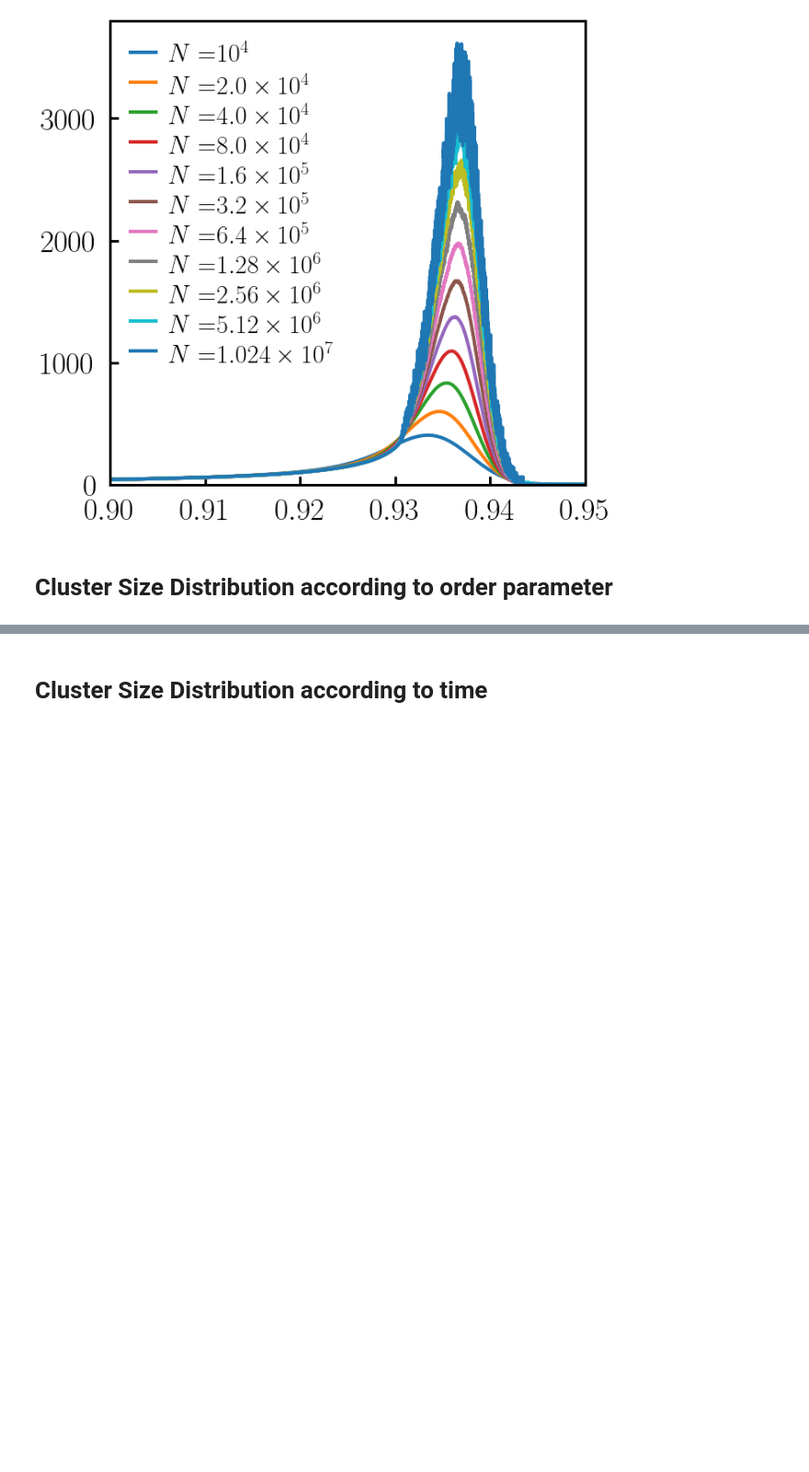
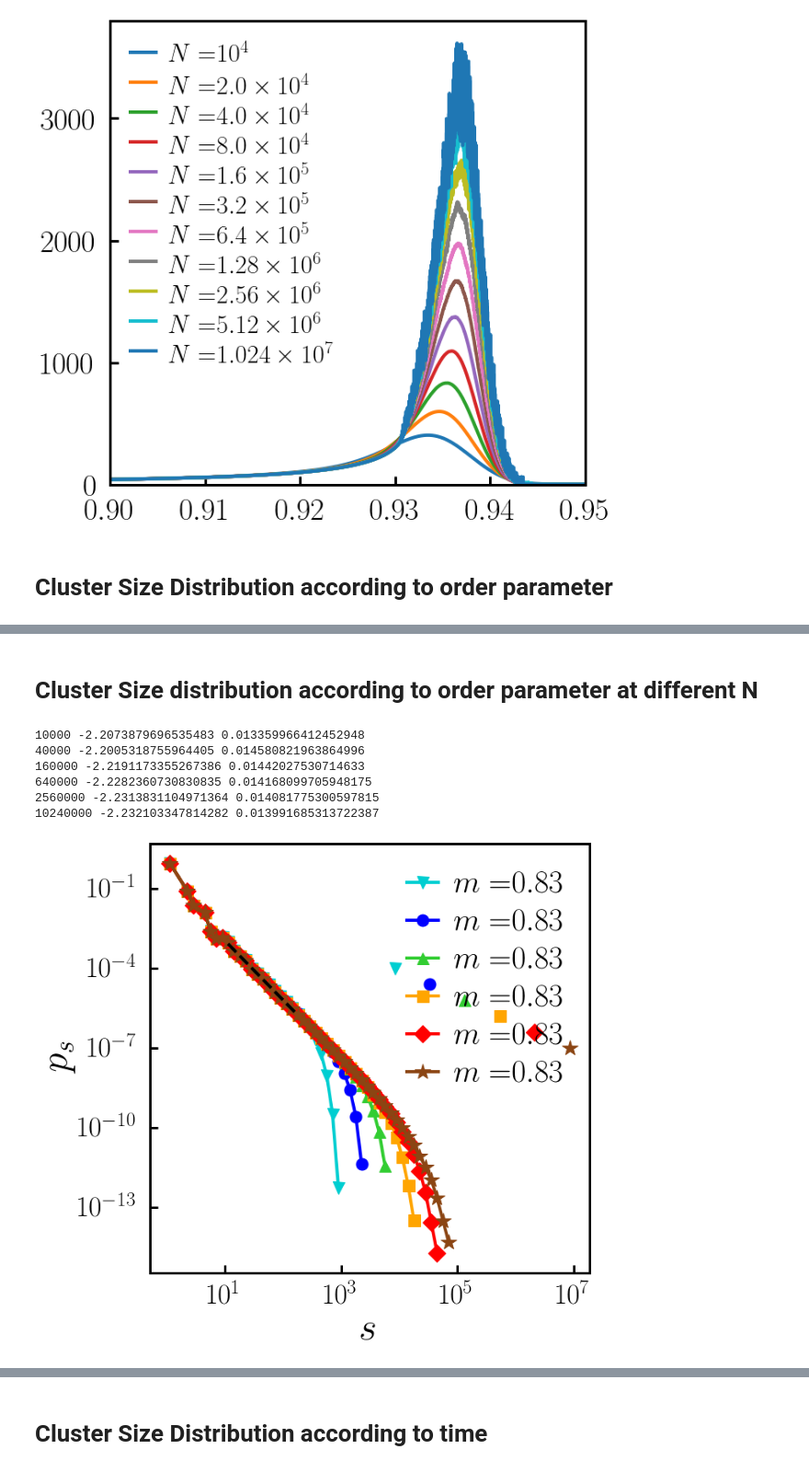
Before and after one commit to hoyunchoi/mBFW-Git, a Jupyter notebook: main-plot.ipynb, the cells around one changed output, grey strips where cells are left out. Shown at 92% size. Drawn from its saved outputs; the diff is of its cells as text; code cells hidden in the pictures; blank space fills up the shorter version.

```diff
--- a/main-plot.ipynb
+++ b/main-plot.ipynb
@@ -208,3 +205,77 @@ plt.show()
+# %% [markdown]
+# Cluster Size distribution according to order parameter at different N
+# %%
+_, ax = plt.subplots(figsize=(10,10))
+
+networkSize = 20000
+acceptanceThreshold = 0.5
+op = 0.83
+fitRange = clusterSizeDist_fitRange[networkSize, acceptanceThreshold]
+
+# default plot
+networkSize = 10000
+cs, dist = clusterSizeDist[networkSize, acceptanceThreshold, op]
+ax.plot(cs, dist, marker='v', color='darkturquoise', label=latexString("m=")+latexFloat(op,2))
+ax.plot(op*networkSize, 1/networkSize, marker='v', color='darkturquoise')
+_,_,tau, residual = logFit(cs[fitRange[0]:fitRange[1]], dist[fitRange[0]:fitRange[1]], offset=0.5)
+print(networkSize, tau, residual[0])
+
+networkSize = 40000
+cs, dist = clusterSizeDist[networkSize, acceptanceThreshold, op]
+ax.plot(cs, dist, marker='o', color='blue', label=latexString("m=")+latexFloat(op,2))
+ax.plot(op*networkSize, 1/networkSize, marker='o', color='blue')
+_,_,tau, residual = logFit(cs[fitRange[0]:fitRange[1]], dist[fitRange[0]:fitRange[1]], offset=0.5)
+print(networkSize, tau, residual[0])
+
+networkSize = 160000
+cs, dist = clusterSizeDist[networkSize, acceptanceThreshold, op]
+ax.plot(cs, dist, marker='^', color='limegreen', label=latexString("m=")+latexFloat(op,2))
+ax.plot(op*networkSize, 1/networkSize, marker='^', color='limegreen')
+_,_,tau, residual = logFit(cs[fitRange[0]:fitRange[1]], dist[fitRange[0]:fitRange[1]], offset=0.5)
+print(networkSize, tau, residual[0])
+
+networkSize = 640000
+cs, dist = clusterSizeDist[networkSize, acceptanceThreshold, op]
+ax.plot(cs, dist, marker='s', color='orange', label=latexString("m=")+latexFloat(op,2))
+ax.plot(op*networkSize, 1/networkSize, marker='s', color='orange')
+_,_,tau, residual = logFit(cs[fitRange[0]:fitRange[1]], dist[fitRange[0]:fitRange[1]], offset=0.5)
+print(networkSize, tau, residual[0])
+
+networkSize = 2560000
+cs, dist = clusterSizeDist[networkSize, acceptanceThreshold, op]
+ax.plot(cs, dist, marker='D', color='red', label=latexString("m=")+latexFloat(op,2))
+ax.plot(op*networkSize, 1/networkSize, marker='D', color='red')
+_,_,tau, residual = logFit(cs[fitRange[0]:fitRange[1]], dist[fitRange[0]:fitRange[1]], offset=0)
+print(networkSize, tau, residual[0])
+
+networkSize = 10240000
+cs, dist = clusterSizeDist[networkSize, acceptanceThreshold, op]
+ax.plot(cs, dist, marker='*', markersize=20, color='saddlebrown', label=latexString("m=")+latexFloat(op,2))
+ax.plot(op*networkSize, 1/networkSize, marker='*', markersize=20, color='saddlebrown')
+fitX,fitY,tau, residual = logFit(cs[fitRange[0]:fitRange[1]], dist[fitRange[0]:fitRange[1]], offset=0)
+print(networkSize, tau, residual[0])
+
+# log fit
+ax.plot(fitX, fitY, 'k--')
+# ax.text(1.5,1e-3, latexFloat(-1*tau,2), fontsize=50)
+
+# default setting
+ax.set_xlabel(latexString("s"))
+ax.set_ylabel(latexString("p_s"))
+ax.set_xscale('log')
+ax.set_yscale('log')
+ax.legend(loc="upper right")
+
+# save and show
+plt.show()
+# %% [output]
+10000 -2.2073879696535483 0.013359966412452948
+40000 -2.2005318755964405 0.014580821963864996
+160000 -2.2191173355267386 0.01442027530714633
+640000 -2.2282360730830835 0.014168099705948175
+2560000 -2.2313831104971364 0.014081775300597815
+10240000 -2.232103347814282 0.013991685313722387
+[figure, added]
 # %%
 _, ax = plt.subplots(figsize=(10,10))
 
```
Also changed, not shown: parts of 9 cells of this notebook, 2 other files.
